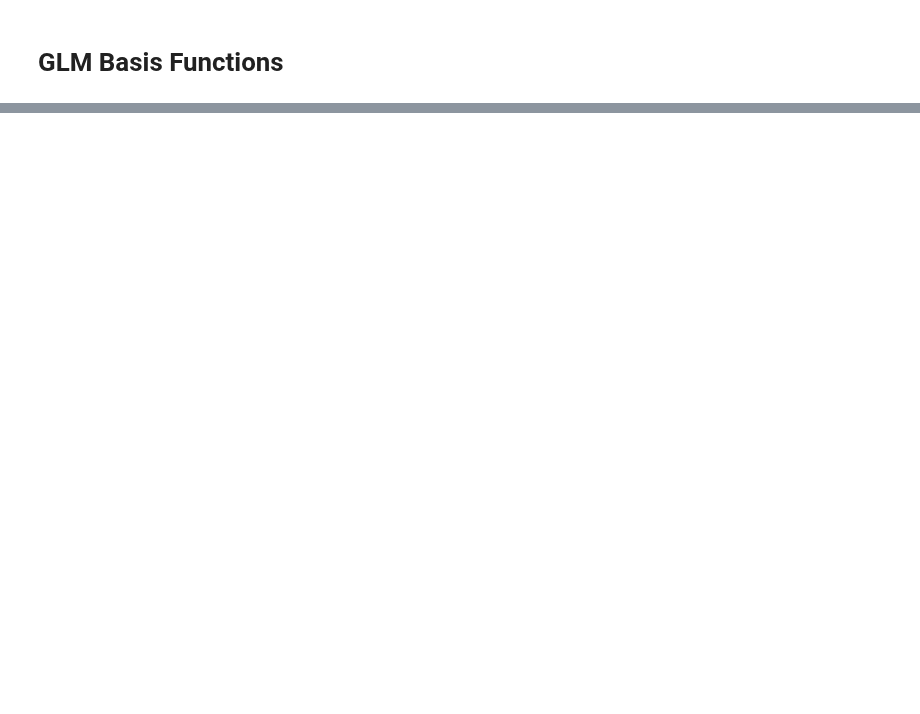
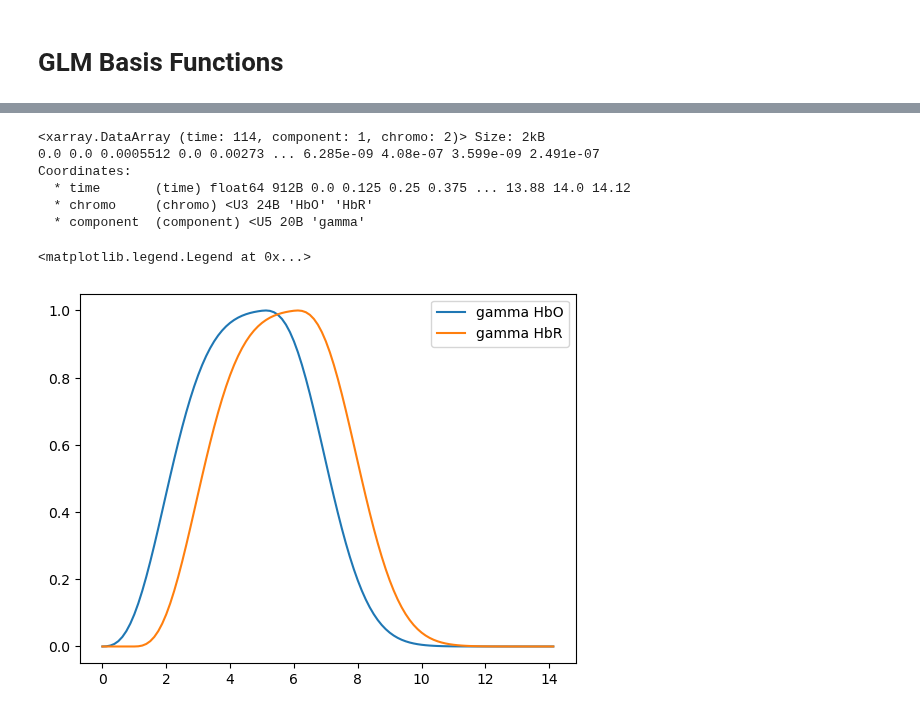
Before and after one commit to ibs-lab/cedalion, a Jupyter notebook: examples/31_glm_basis_functions.ipynb, the cells around one changed output, grey strips where cells are left out. Drawn from its saved outputs; the diff is of its cells as text; code cells hidden in the pictures; blank space fills up the shorter version.

```diff
--- a/examples/31_glm_basis_functions.ipynb
+++ b/examples/31_glm_basis_functions.ipynb
@@ -59,17 +99,26 @@ p.legend()
 # %%
 basis = bf.Gamma(
-    tau=0 * units.s,
+    tau={"HbO": 0 * units.s, "HbR": 1 * units.s},
     sigma=2 * units.s,
     T=5 * units.s,
 )
 hrf = basis(ts)
 display(hrf)
 
 p.figure()
 for i_comp, comp in enumerate(hrf.component.values):
     for i_chromo, chromo in enumerate(hrf.chromo.values):
         p.plot(hrf.time, hrf[:, i_comp, i_chromo], label=f"{comp} {chromo}")
 
 p.legend()
+# %% [output]
+<xarray.DataArray (time: 114, component: 1, chromo: 2)> Size: 2kB
+0.0 0.0 0.0005512 0.0 0.00273 ... 6.285e-09 4.08e-07 3.599e-09 2.491e-07
+Coordinates:
+  * time       (time) float64 912B 0.0 0.125 0.25 0.375 ... 13.88 14.0 14.12
+  * chromo     (chromo) <U3 24B 'HbO' 'HbR'
+  * component  (component) <U5 20B 'gamma'
+<matplotlib.legend.Legend at 0x...>
+[figure, added]
 # %%
 basis = bf.GammaDeriv(
```
Also changed, not shown: parts of 6 cells of this notebook, 1 other file.
